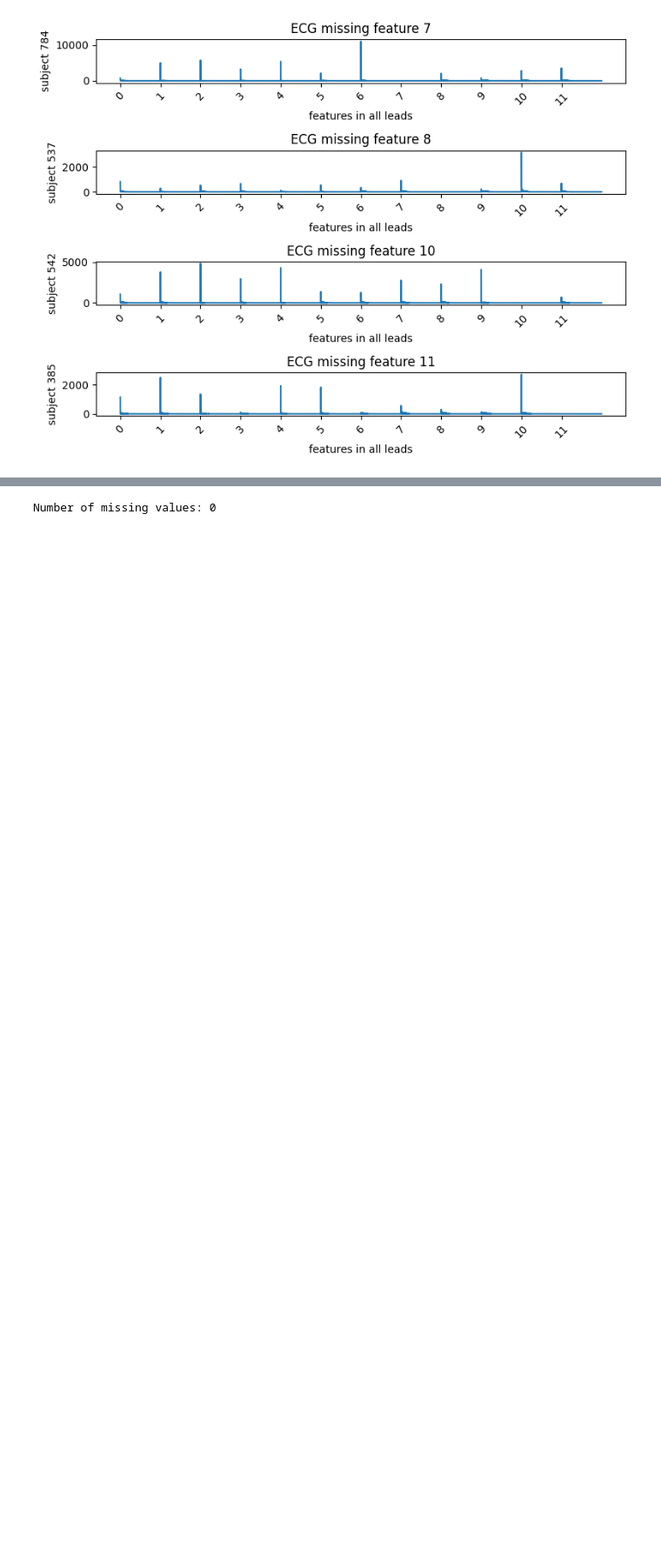
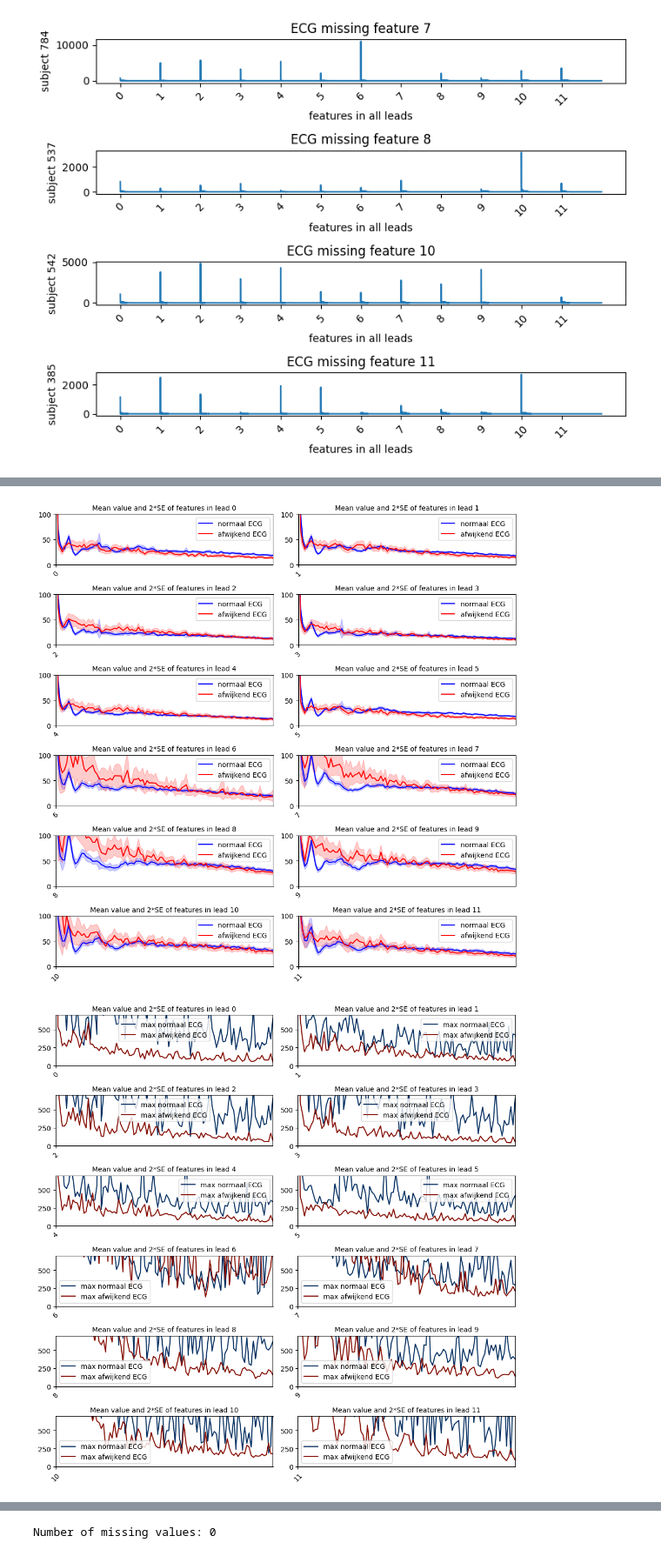
Before and after one commit to bramvandeurzen934/Group16_ECG, a Jupyter notebook: assignment_ecg_normalisation.ipynb, the cells around one changed output, grey strips where cells are left out. Shown at 87% size. Saved outputs shown, nothing was run; the diff lists cells and outputs as text; code cells hidden in the pictures; blank space fills up the shorter version.

```diff
--- a/assignment_ecg_normalisation.ipynb
+++ b/assignment_ecg_normalisation.ipynb
@@ -129,3 +180,39 @@ plt.show()
+# %%
+# looking at the first 100 features for a better visualization
+
+plt.figure(figsize = [10,10])
+
+number_leads = np.arange(0,12,1)
+
+for number_lead in number_leads:
+  ax = plt.subplot(6,2,number_lead+1)
+  ax.plot(data.columns,data_mean_0,color = 'b')
+  ax.plot(data.columns,data_mean_1,color = 'r')
+  ax.fill_between(data.columns,lowerbound_0,upperbound_0,alpha = 0.2, color = 'b')
+  ax.fill_between(data.columns,lowerbound_1,upperbound_1,alpha = 0.2, color = 'r')
+  ax.set_xticks(np.arange(0,9000, 750), labels=['0', '1', '2', '3', '4', '5','6','7','8','9','10','11'],rotation = 45)
+  ax.set_xlim(number_lead*750,(number_lead)*750+100)
+  ax.set_ylim(0,100)
+  ax.set_title(f'Mean value and 2*SE of features in lead {number_lead}',fontsize = 10)
+  ax.legend(['normaal ECG','afwijkend ECG'])
+plt.tight_layout()
+plt.show()
+
+plt.figure(figsize = [10,10])
+for number_lead in number_leads:
+  ax = plt.subplot(6,2,number_lead+1)
+  ax.plot(data.columns,data_max_0,color = '#042e60')
+  ax.plot(data.columns,data_max_1,color = '#850e04')
+  ax.set_xticks(np.arange(0,9000, 750), labels=['0', '1', '2', '3', '4', '5','6','7','8','9','10','11'],rotation = 45)
+  ax.set_xlim(number_lead*750,(number_lead)*750+100)
+  ax.set_ylim(0,700)
+  ax.set_title(f'Mean value and 2*SE of features in lead {number_lead}',fontsize = 10)
+  ax.legend(['max normaal ECG','max afwijkend ECG'])
+plt.tight_layout()
+plt.show()
+# %% [output]
+[figure, added]
+[figure, added]
 # %% [markdown]
 Based on these figures we can conclude that for some patients no ECG was recorded in certain leads. Although no features are present in these leads we choose to retain these samples as information other leads may be sufficient to make a classification.
 
```
Also changed, not shown: parts of 6 cells of this notebook.
